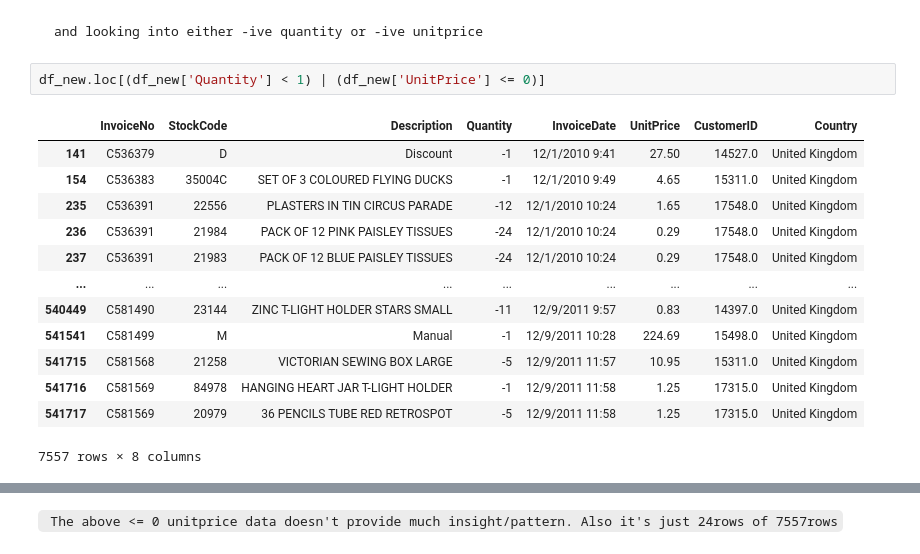
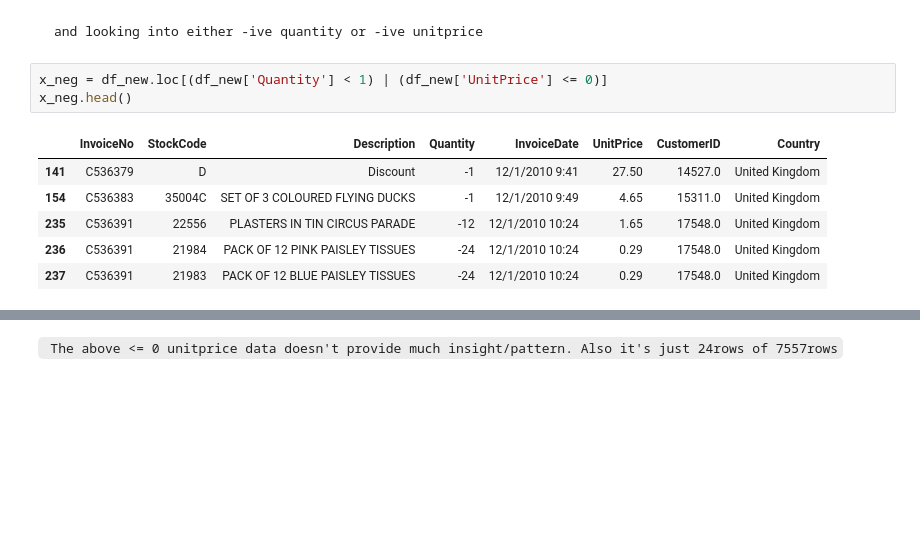
Before and after one commit to navitajain/navitajain.github.io, a Jupyter notebook: codes/Ecommerce_UserSegmentation.ipynb, the cells around one changed output, grey strips where cells are left out. Drawn from its saved outputs; the diff is of its cells as text; blank space fills up the shorter version.

````diff
--- a/codes/Ecommerce_UserSegmentation.ipynb
+++ b/codes/Ecommerce_UserSegmentation.ipynb
@@ -204,21 +177,15 @@ df_new.loc[(df_new['Quantity'] < 1) & (df_new['UnitPrice'] <= 0)]
 and looking into either -ive quantity or -ive unitprice
 ```
 # %%
-df_new.loc[(df_new['Quantity'] < 1) | (df_new['UnitPrice'] <= 0)]
+x_neg = df_new.loc[(df_new['Quantity'] < 1) | (df_new['UnitPrice'] <= 0)]
+x_neg.head()
 # %% [output]
 |  | InvoiceNo | StockCode | Description | Quantity | InvoiceDate | UnitPrice | CustomerID | Country |
 | 141 | C536379 | D | Discount | -1 | 12/1/2010 9:41 | 27.50 | 14527.0 | United Kingdom |
 | 154 | C536383 | 35004C | SET OF 3 COLOURED FLYING DUCKS | -1 | 12/1/2010 9:49 | 4.65 | 15311.0 | United Kingdom |
 | 235 | C536391 | 22556 | PLASTERS IN TIN CIRCUS PARADE | -12 | 12/1/2010 10:24 | 1.65 | 17548.0 | United Kingdom |
 | 236 | C536391 | 21984 | PACK OF 12 PINK PAISLEY TISSUES | -24 | 12/1/2010 10:24 | 0.29 | 17548.0 | United Kingdom |
 | 237 | C536391 | 21983 | PACK OF 12 BLUE PAISLEY TISSUES | -24 | 12/1/2010 10:24 | 0.29 | 17548.0 | United Kingdom |
-| ... | ... | ... | ... | ... | ... | ... | ... | ... |
-| 540449 | C581490 | 23144 | ZINC T-LIGHT HOLDER STARS SMALL | -11 | 12/9/2011 9:57 | 0.83 | 14397.0 | United Kingdom |
-| 541541 | C581499 | M | Manual | -1 | 12/9/2011 10:28 | 224.69 | 15498.0 | United Kingdom |
-| 541715 | C581568 | 21258 | VICTORIAN SEWING BOX LARGE | -5 | 12/9/2011 11:57 | 10.95 | 15311.0 | United Kingdom |
-| 541716 | C581569 | 84978 | HANGING HEART JAR T-LIGHT HOLDER | -1 | 12/9/2011 11:58 | 1.25 | 17315.0 | United Kingdom |
-| 541717 | C581569 | 20979 | 36 PENCILS TUBE RED RETROSPOT | -5 | 12/9/2011 11:58 | 1.25 | 17315.0 | United Kingdom |
-7557 rows × 8 columns
 # %%
 u_p = df_new.loc[df_new['UnitPrice'] <= 0]
 print(len(u_p))
````
Also changed, not shown: parts of 9 cells of this notebook.
